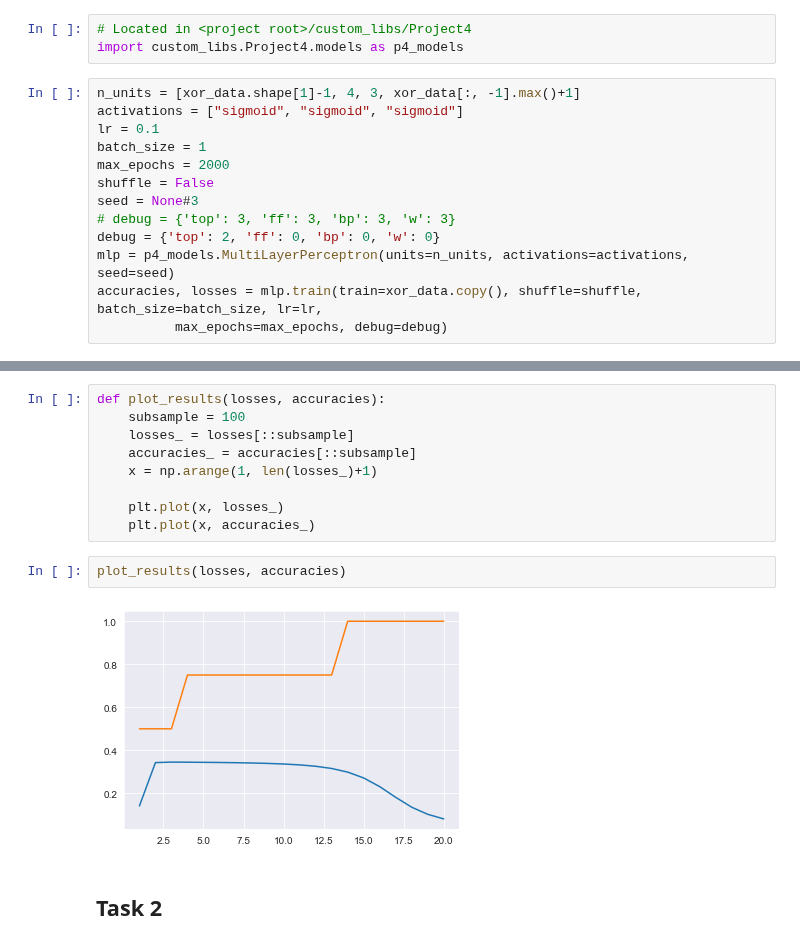
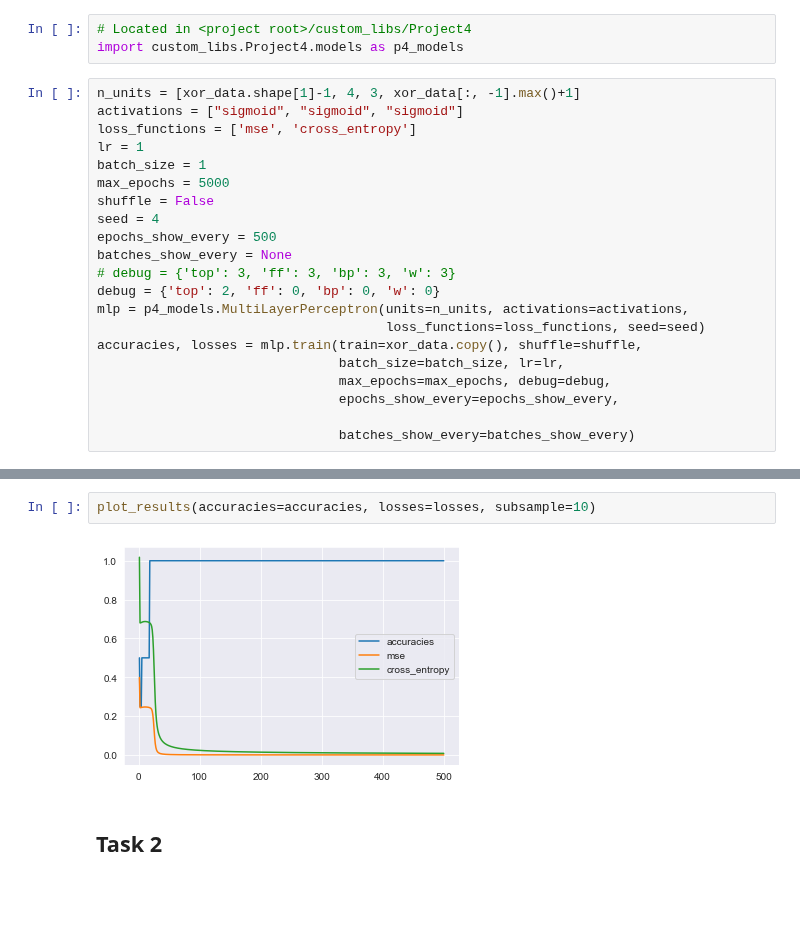
Before and after one commit to drkostas/Machine-Learning-Algorithms, a Jupyter notebook: Project4.ipynb, the cells around one changed output, grey strips where cells are left out. Drawn from its saved outputs; the diff is of its cells as text; blank space fills up the shorter version.

Commit message:
Option to use multiple losses, added more activations #2

```diff
--- a/Project4.ipynb
+++ b/Project4.ipynb
@@ -101,14 +93,22 @@ import custom_libs.Project4.models as p4_models
 # %%
 n_units = [xor_data.shape[1]-1, 4, 3, xor_data[:, -1].max()+1]
 activations = ["sigmoid", "sigmoid", "sigmoid"]
-lr = 0.1
+loss_functions = ['mse', 'cross_entropy']
+lr = 1
 batch_size = 1
-max_epochs = 2000
+max_epochs = 5000
 shuffle = False
-seed = None#3
+seed = 4
+epochs_show_every = 500
+batches_show_every = None
 # debug = {'top': 3, 'ff': 3, 'bp': 3, 'w': 3}
 debug = {'top': 2, 'ff': 0, 'bp': 0, 'w': 0}
-mlp = p4_models.MultiLayerPerceptron(units=n_units, activations=activations, seed=seed)
-accuracies, losses = mlp.train(train=xor_data.copy(), shuffle=shuffle, batch_size=batch_size, lr=lr,
-          max_epochs=max_epochs, debug=debug)
+mlp = p4_models.MultiLayerPerceptron(units=n_units, activations=activations,
+                                     loss_functions=loss_functions, seed=seed)
+accuracies, losses = mlp.train(train=xor_data.copy(), shuffle=shuffle,
+                               batch_size=batch_size, lr=lr,
+                               max_epochs=max_epochs, debug=debug,
+                               epochs_show_every=epochs_show_every,
+
+                               batches_show_every=batches_show_every)
 # %% [output]
@@ -132,15 +132,6 @@ accuracies, losses = mlp.train(train=xor_data.copy(), shuffle=shuffle, batch_siz
-# %%
-def plot_results(losses, accuracies):
-    subsample = 100
-    losses_ = losses[::subsample]
-    accuracies_ = accuracies[::subsample]
-    x = np.arange(1, len(losses_)+1)
-
-    plt.plot(x, losses_)
-    plt.plot(x, accuracies_)
-# %%
-plot_results(losses, accuracies)
-# %% [output]
-[figure, removed]
+# %%
+plot_results(accuracies=accuracies, losses=losses, subsample=10)
+# %% [output]
+[figure, added]
 # %% [markdown]
 ## Task 2
```
Also changed, not shown: parts of 14 cells of this notebook, 2 other files.
